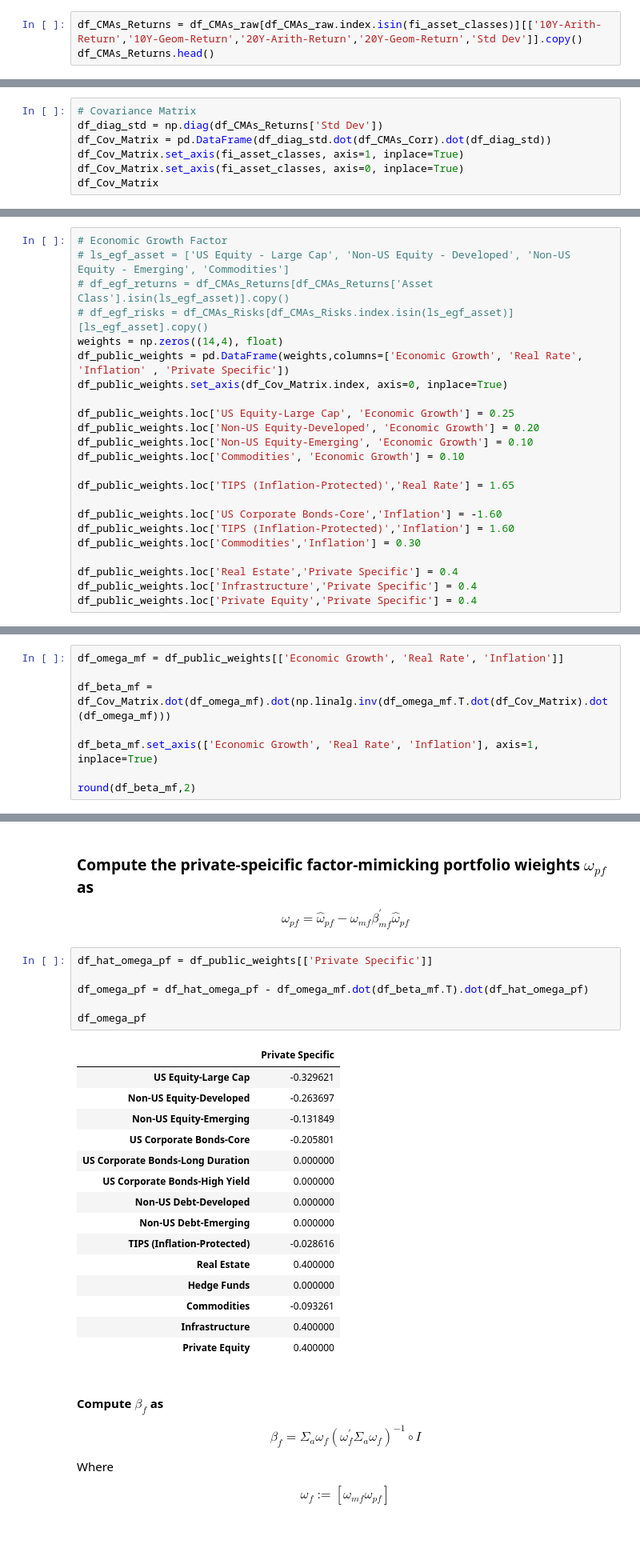
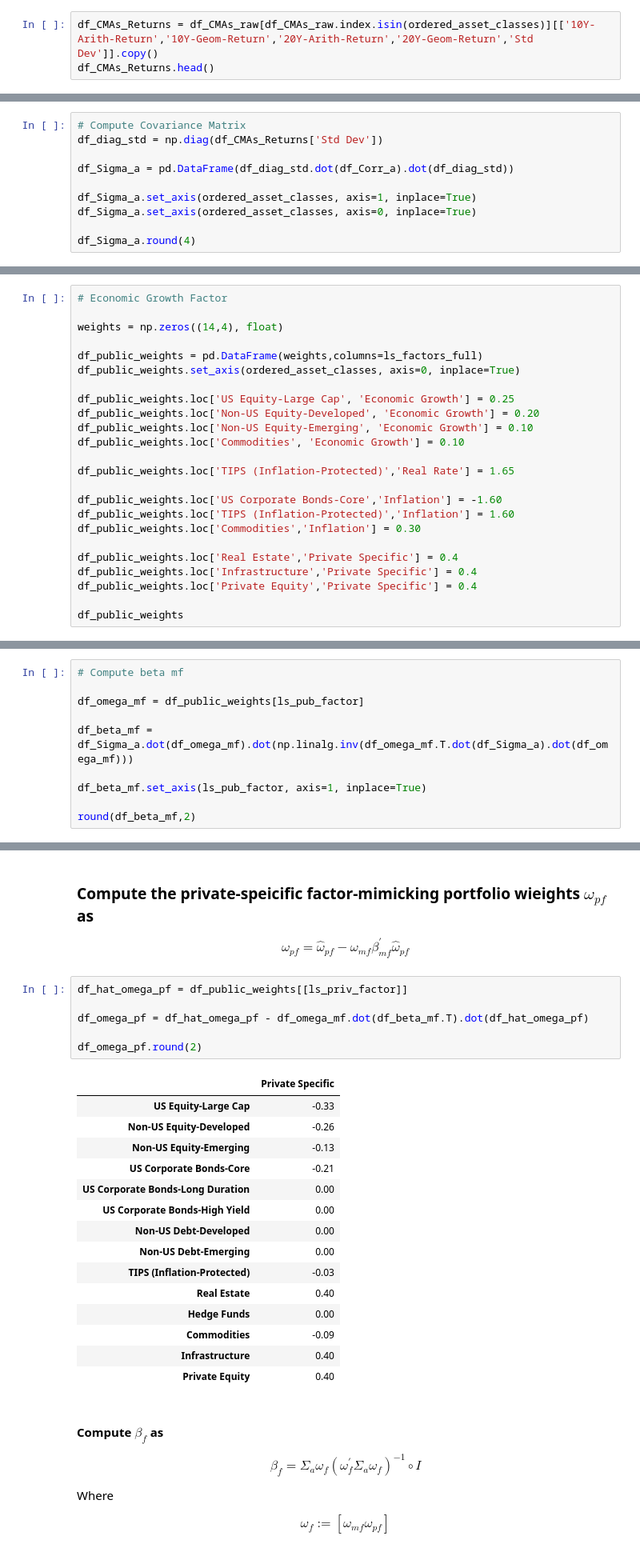
Before and after one commit to krocellx/finance, a Jupyter notebook: Factor_Investing_Using_CMAs.ipynb, the cells around one changed output, grey strips where cells are left out. Shown: that part at 80% size. Saved outputs shown, nothing was run; the diff lists cells and outputs as text.

```diff
--- a/Factor_Investing_Using_CMAs.ipynb
+++ b/Factor_Investing_Using_CMAs.ipynb
@@ -70,7 +80,7 @@ fi_asset_classes = df_CMAs_raw[df_CMAs_raw.index.isin(fi_asset_classes)].index.t
 # %% [markdown]
 ### Extract the return and std dev matrix
 # %%
-df_CMAs_Returns = df_CMAs_raw[df_CMAs_raw.index.isin(fi_asset_classes)][['10Y-Arith-Return','10Y-Geom-Return','20Y-Arith-Return','20Y-Geom-Return','Std Dev']].copy()
+df_CMAs_Returns = df_CMAs_raw[df_CMAs_raw.index.isin(ordered_asset_classes)][['10Y-Arith-Return','10Y-Geom-Return','20Y-Arith-Return','20Y-Geom-Return','Std Dev']].copy()
 df_CMAs_Returns.head()
 # %% [output]
 |  | 10Y-Arith-Return | 10Y-Geom-Return | 20Y-Arith-Return | 20Y-Geom-Return | Std Dev |
@@ -112,11 +127,14 @@ df_CMAs_Corr
 
 $$\Sigma_a=diag(\sigma_X) \times Corr_{XX} \times diag(\sigma_X)$$
 # %%
-# Covariance Matrix
+# Compute Covariance Matrix
 df_diag_std = np.diag(df_CMAs_Returns['Std Dev'])
-df_Cov_Matrix = pd.DataFrame(df_diag_std.dot(df_CMAs_Corr).dot(df_diag_std))
-df_Cov_Matrix.set_axis(fi_asset_classes, axis=1, inplace=True)
-df_Cov_Matrix.set_axis(fi_asset_classes, axis=0, inplace=True)
-df_Cov_Matrix
+
+df_Sigma_a = pd.DataFrame(df_diag_std.dot(df_Corr_a).dot(df_diag_std))
+
+df_Sigma_a.set_axis(ordered_asset_classes, axis=1, inplace=True)
+df_Sigma_a.set_axis(ordered_asset_classes, axis=0, inplace=True)
+
+df_Sigma_a.round(4)
 # %% [output]
 |  | US Equity-Large Cap | Non-US Equity-Developed | Non-US Equity-Emerging | US Corporate Bonds-Core | ... |
@@ -138,12 +156,11 @@ df_Cov_Matrix
  ### Factor-Mimicking Portfolio Definition: $\omega_{mf}$ and $\hat{\omega}_{pf}$
 # %%
 # Economic Growth Factor
-# ls_egf_asset = ['US Equity - Large Cap', 'Non-US Equity - Developed', 'Non-US Equity - Emerging', 'Commodities']
-# df_egf_returns = df_CMAs_Returns[df_CMAs_Returns['Asset Class'].isin(ls_egf_asset)].copy()
-# df_egf_risks = df_CMAs_Risks[df_CMAs_Risks.index.isin(ls_egf_asset)][ls_egf_asset].copy()
+
 weights = np.zeros((14,4), float)
-df_public_weights = pd.DataFrame(weights,columns=['Economic Growth', 'Real Rate', 'Inflation' , 'Private Specific'])
-df_public_weights.set_axis(df_Cov_Matrix.index, axis=0, inplace=True)
+
+df_public_weights = pd.DataFrame(weights,columns=ls_factors_full)
+df_public_weights.set_axis(ordered_asset_classes, axis=0, inplace=True)
 
 df_public_weights.loc['US Equity-Large Cap', 'Economic Growth'] = 0.25
 df_public_weights.loc['Non-US Equity-Developed', 'Economic Growth'] = 0.20
@@ -159,3 +176,5 @@ df_public_weights.loc['Commodities','Inflation'] = 0.30
 df_public_weights.loc['Real Estate','Private Specific'] = 0.4
 df_public_weights.loc['Infrastructure','Private Specific'] = 0.4
 df_public_weights.loc['Private Equity','Private Specific'] = 0.4
+
+df_public_weights
@@ -182,11 +199,13 @@ df_public_weights
 
 $$\beta_{mf}=\Sigma_a \omega_{mf}(\omega_{mf}^{\prime} \Sigma_a \omega_{mf})^{-1}$$
 # %%
-df_omega_mf = df_public_weights[['Economic Growth', 'Real Rate', 'Inflation']]
+# Compute beta mf
 
-df_beta_mf = df_Cov_Matrix.dot(df_omega_mf).dot(np.linalg.inv(df_omega_mf.T.dot(df_Cov_Matrix).dot(df_omega_mf)))
+df_omega_mf = df_public_weights[ls_pub_factor]
 
-df_beta_mf.set_axis(['Economic Growth', 'Real Rate', 'Inflation'], axis=1, inplace=True)
+df_beta_mf = df_Sigma_a.dot(df_omega_mf).dot(np.linalg.inv(df_omega_mf.T.dot(df_Sigma_a).dot(df_omega_mf)))
+
+df_beta_mf.set_axis(ls_pub_factor, axis=1, inplace=True)
 
 round(df_beta_mf,2)
 # %% [output]
@@ -210,27 +229,27 @@ round(df_beta_mf,2)
 
 $$\omega_{pf}=\hat{\omega}_{pf}-\omega_{mf} \beta_{mf}^{\prime} \hat{\omega}_{pf}$$
 # %%
-df_hat_omega_pf = df_public_weights[['Private Specific']]
+df_hat_omega_pf = df_public_weights[[ls_priv_factor]]
 
 df_omega_pf = df_hat_omega_pf - df_omega_mf.dot(df_beta_mf.T).dot(df_hat_omega_pf)
 
-df_omega_pf
+df_omega_pf.round(2)
 # %% [output]
 |  | Private Specific |
-| US Equity-Large Cap | -0.329621 |
-| Non-US Equity-Developed | -0.263697 |
-| Non-US Equity-Emerging | -0.131849 |
-| US Corporate Bonds-Core | -0.205801 |
-| US Corporate Bonds-Long Duration | 0.000000 |
-| US Corporate Bonds-High Yield | 0.000000 |
-| Non-US Debt-Developed | 0.000000 |
-| Non-US Debt-Emerging | 0.000000 |
-| TIPS (Inflation-Protected) | -0.028616 |
-| Real Estate | 0.400000 |
-| Hedge Funds | 0.000000 |
-| Commodities | -0.093261 |
-| Infrastructure | 0.400000 |
-| Private Equity | 0.400000 |
+| US Equity-Large Cap | -0.33 |
+| Non-US Equity-Developed | -0.26 |
+| Non-US Equity-Emerging | -0.13 |
+| US Corporate Bonds-Core | -0.21 |
+| US Corporate Bonds-Long Duration | 0.00 |
+| US Corporate Bonds-High Yield | 0.00 |
+| Non-US Debt-Developed | 0.00 |
+| Non-US Debt-Emerging | 0.00 |
+| TIPS (Inflation-Protected) | -0.03 |
+| Real Estate | 0.40 |
+| Hedge Funds | 0.00 |
+| Commodities | -0.09 |
+| Infrastructure | 0.40 |
+| Private Equity | 0.40 |
 # %% [markdown]
 #### Compute $\beta_f$ as
 
```
Also changed, not shown: parts of 36 cells of this notebook, 2 other files.
